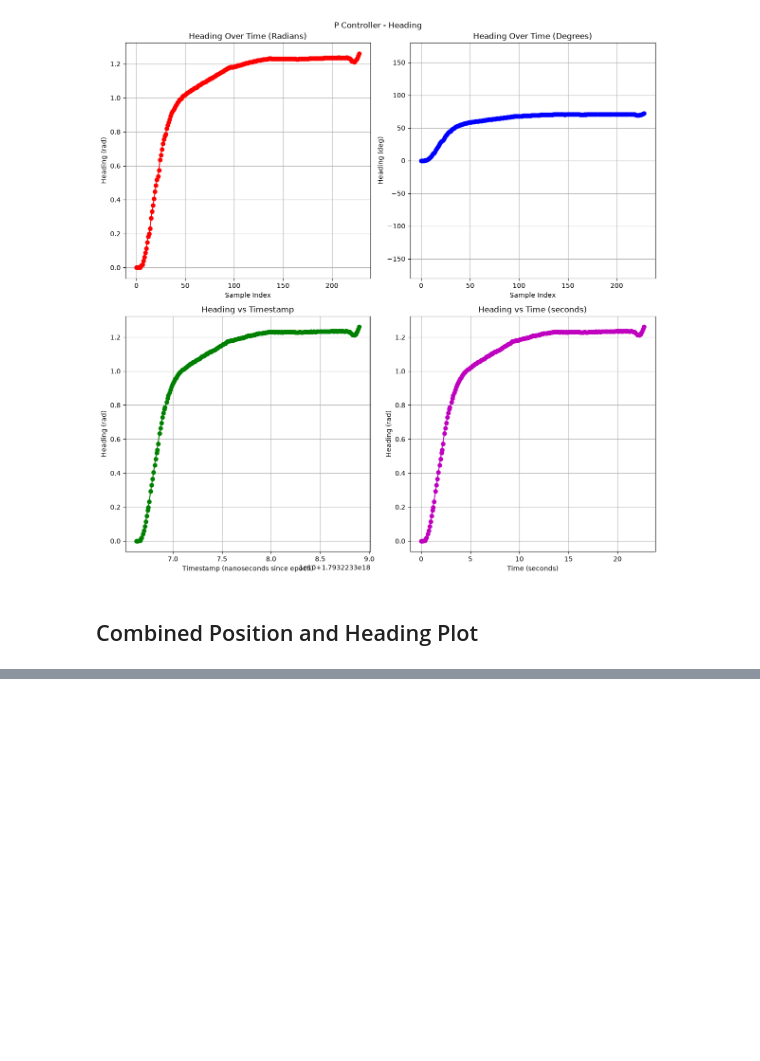
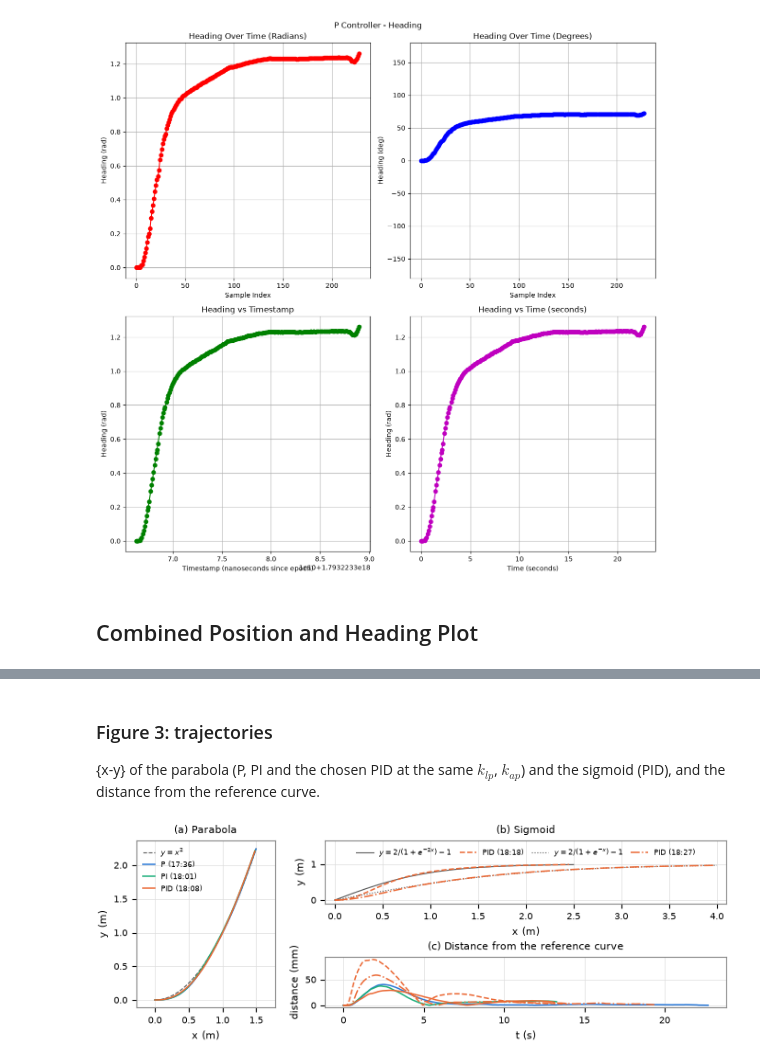
Before and after one commit to magicmath69/mte544-lab1, a Jupyter notebook: lab2/lab2.ipynb, the cells around one changed output, grey strips where cells are left out. Cells and saved outputs as stored; diff of their text form; code cells hidden in the pictures; blank space fills up the shorter version.

```diff
--- a/lab2/lab2.ipynb
+++ b/lab2/lab2.ipynb
@@ -241,0 +436,50 @@ Final heading: 1.260928 rad (72.25°)
+# %% [markdown]
+### Figure 3: trajectories
+
+{x-y} of the parabola (P, PI and the chosen PID at the same $k_{lp}$, $k_{ap}$) and the sigmoid (PID), and the distance from the reference curve.
+# %%
+PARABOLA_RUNS = [("P", "runs_submit/trajectory_parabola_P_20261028-173605", C_P),
+                 ("PI", "runs_submit/trajectory_parabola_PI_20261028-180156", C_PI),
+                 ("PID", "runs_submit/trajectory_parabola_PID_20261028-180853", C_PID)]
+SIGMOID_RUNS = [("PID", "runs_submit/trajectory_sigmoid_PID_20261028-181830", "--", "-"),
+                ("PID", "runs_submit/trajectory_sigmoid_PID_20261028-182745", "-.", ":")]   # run, reference line styles
+
+fig = plt.figure(figsize=(TEXT_WIDTH, 2.6))
+grid = fig.add_gridspec(2, 2, width_ratios=[1, 2.9], height_ratios=[1.25, 1])
+ax_par, ax_sig, ax_dist = fig.add_subplot(grid[:, 0]), fig.add_subplot(grid[0, 1]), fig.add_subplot(grid[1, 1])
+
+# (a) parabola
+_, curve, x_max = REFERENCE_CURVES["parabola"][0]
+cx = np.linspace(0, x_max, 200)
+ax_par.plot(cx, curve(cx), color=C_REF, ls="--", lw=0.8, label=REFERENCE_CURVES["parabola"][0][0])
+for name, run, color in PARABOLA_RUNS:
+    pose = load_logs(run)[0]
+    ax_par.plot(pose.x, pose.y, color=color, label=f"{name} ({run_time(run)[:5]})")
+    d = distance_to_curve(pose.x.values, pose.y.values, curve, x_max)
+    ax_dist.plot(pose.t, 1000 * d, color=color, label=f"parabola, {name}")
+ax_par.set_aspect("equal", adjustable="datalim")
+ax_par.legend(loc="upper left", fontsize=6, handlelength=1.5)
+
+# (b) sigmoid: each run against the curve it followed (the planner was changed between them)
+for name, run, ls, ref_ls in SIGMOID_RUNS:
+    pose = load_logs(run)[0]
+    ref_x, ref_y, ref_label = reference_path(run, pose.x.values, pose.y.values)
+    label, curve, x_max = next(c for c in REFERENCE_CURVES["sigmoid"] if ref_label.startswith(c[0]))
+    cx = np.linspace(0, x_max, 300)
+    ax_sig.plot(cx, curve(cx), color=C_REF, ls=ref_ls, lw=0.8, label=label)
+    ax_sig.plot(pose.x, pose.y, color=C_PID, ls=ls, label=f"{name} ({run_time(run)[:5]})")
+    d = distance_to_curve(pose.x.values, pose.y.values, curve, x_max)
+    ax_dist.plot(pose.t, 1000 * d, color=C_PID, ls=ls, label=f"sigmoid, {name} ({run_time(run)[:5]})")
+ax_sig.set_xlim(-0.1, 4.1)
+ax_sig.set_ylim(-0.1, 1.65)   # room for the legend above the curves
+ax_sig.legend(loc="upper center", fontsize=6, ncol=4, columnspacing=1.0)
+
+for ax, title, xl, yl in [(ax_par, "(a) Parabola", "x (m)", "y (m)"), (ax_sig, "(b) Sigmoid", "x (m)", "y (m)"),
+                          (ax_dist, "(c) Distance from the reference curve", "t (s)", "distance (mm)")]:
+    ax.set_title(title)
+    ax.set_xlabel(xl)
+    ax.set_ylabel(yl)
+fig.tight_layout(h_pad=0.4, w_pad=0.8)
+save(fig, "fig_trajectories.pdf")
+# %% [output]
+[figure, added]
```
Also changed, not shown: parts of 32 cells of this notebook, 41 other files.
